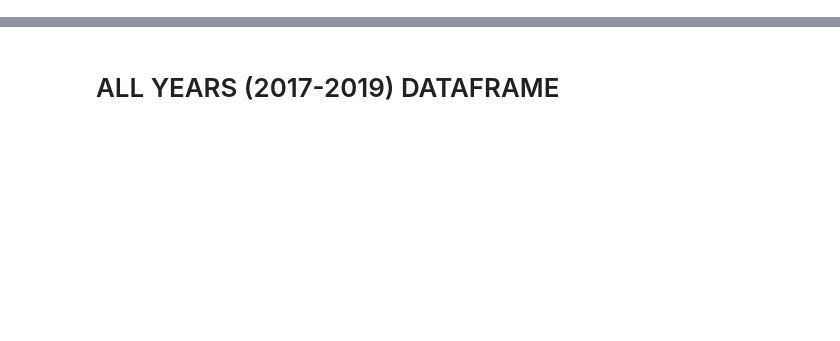
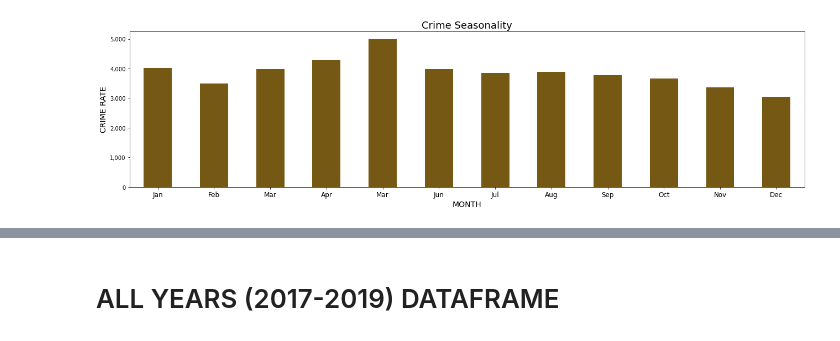
Before and after one commit to emilbello/MPLS_ValueVCrime, a Jupyter notebook: Analysis.ipynb, the cells around one changed output, grey strips where cells are left out. Cells and saved outputs as stored; diff of their text form; code cells hidden in the pictures; blank space fills up the shorter version.

```diff
--- a/Analysis.ipynb
+++ b/Analysis.ipynb
@@ -89,0 +113,15 @@ parcel_by_nbh.plot.hist(bins=8, alpha=0.5) # tell story about our data with this
+# %%
+month_ticks = [0, 1, 2, 3, 4, 5, 6, 7, 8, 9, 10, 11]
+month_labels = ['Jan', 'Feb', 'Mar', 'Apr', 'Mar', 'Jun', 'Jul', 'Aug', 'Sep', 'Oct', 'Nov', 'Dec']
+crime_season_plot = crime_monthly.plot(kind='bar', x='MONTH', y='OFFENSE', color='#755814', figsize=(18, 5))
+plt.xticks(month_ticks, month_labels, fontsize=12, rotation=0)
+plt.xlabel('MONTH', fontsize=14)
+plt.ylabel('CRIME RATE', fontsize=14)
+plt.title('Crime Seasonality', fontsize=18)
+ax = plt.gca() #returns the access to object
+ax.get_yaxis().set_major_formatter(plt.FuncFormatter(lambda x, loc: "{:,}".format(int(x))))
+plt.tight_layout()
+plt.savefig('charts_output/03_b_Seasonality.png')
+plt.show()
+# %% [output]
+[figure, added]
```
Also changed, not shown: parts of 45 cells of this notebook.
